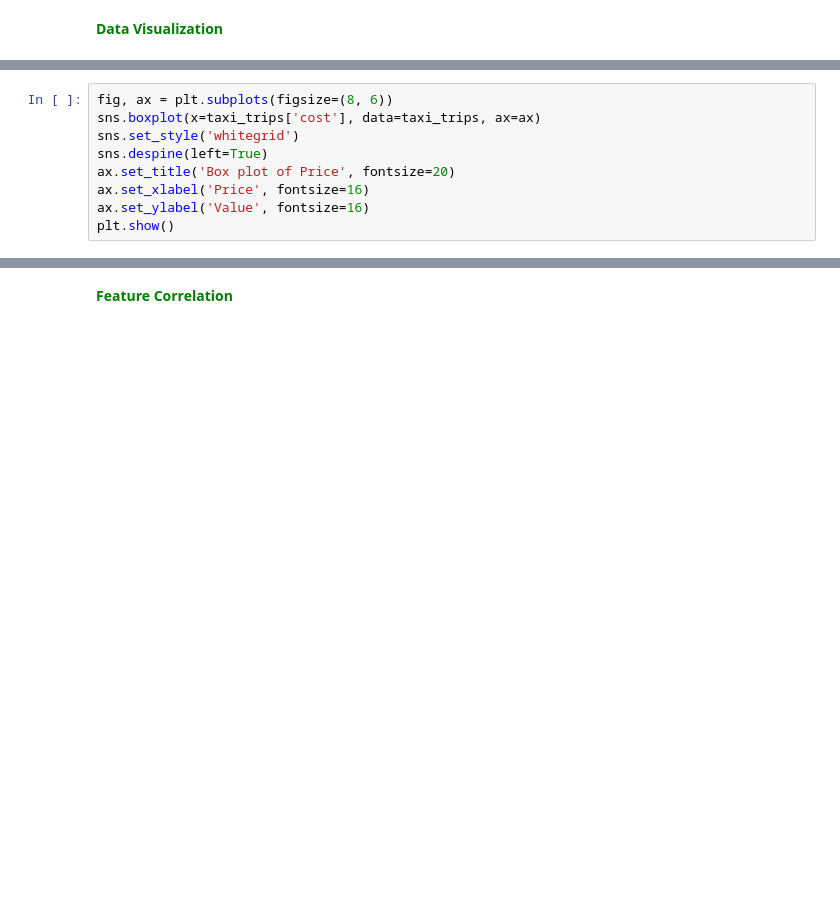
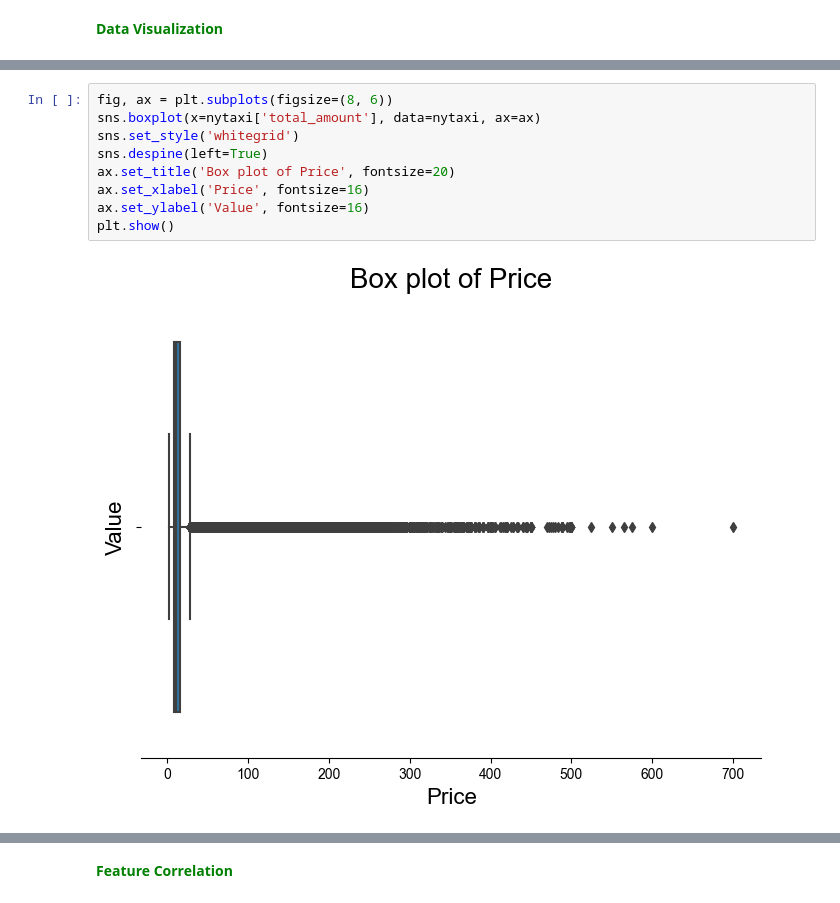
Before and after one commit to omar-kabeer/UrbanFlow-Prediction-DLT, a Jupyter notebook: notebooks/dataset_analysis.ipynb, the cells around one changed output, grey strips where cells are left out. Drawn from its saved outputs; the diff is of its cells as text; blank space fills up the shorter version.

```diff
--- a/notebooks/dataset_analysis.ipynb
+++ b/notebooks/dataset_analysis.ipynb
@@ -390,11 +543,13 @@ plt.show()
 # %%
 fig, ax = plt.subplots(figsize=(8, 6))
-sns.boxplot(x=taxi_trips['cost'], data=taxi_trips, ax=ax)
+sns.boxplot(x=nytaxi['total_amount'], data=nytaxi, ax=ax)
 sns.set_style('whitegrid')
 sns.despine(left=True)
 ax.set_title('Box plot of Price', fontsize=20)
 ax.set_xlabel('Price', fontsize=16)
 ax.set_ylabel('Value', fontsize=16)
 plt.show()
+# %% [output]
+[figure, added]
 # %%
 
```
Also changed, not shown: parts of 85 cells of this notebook.
